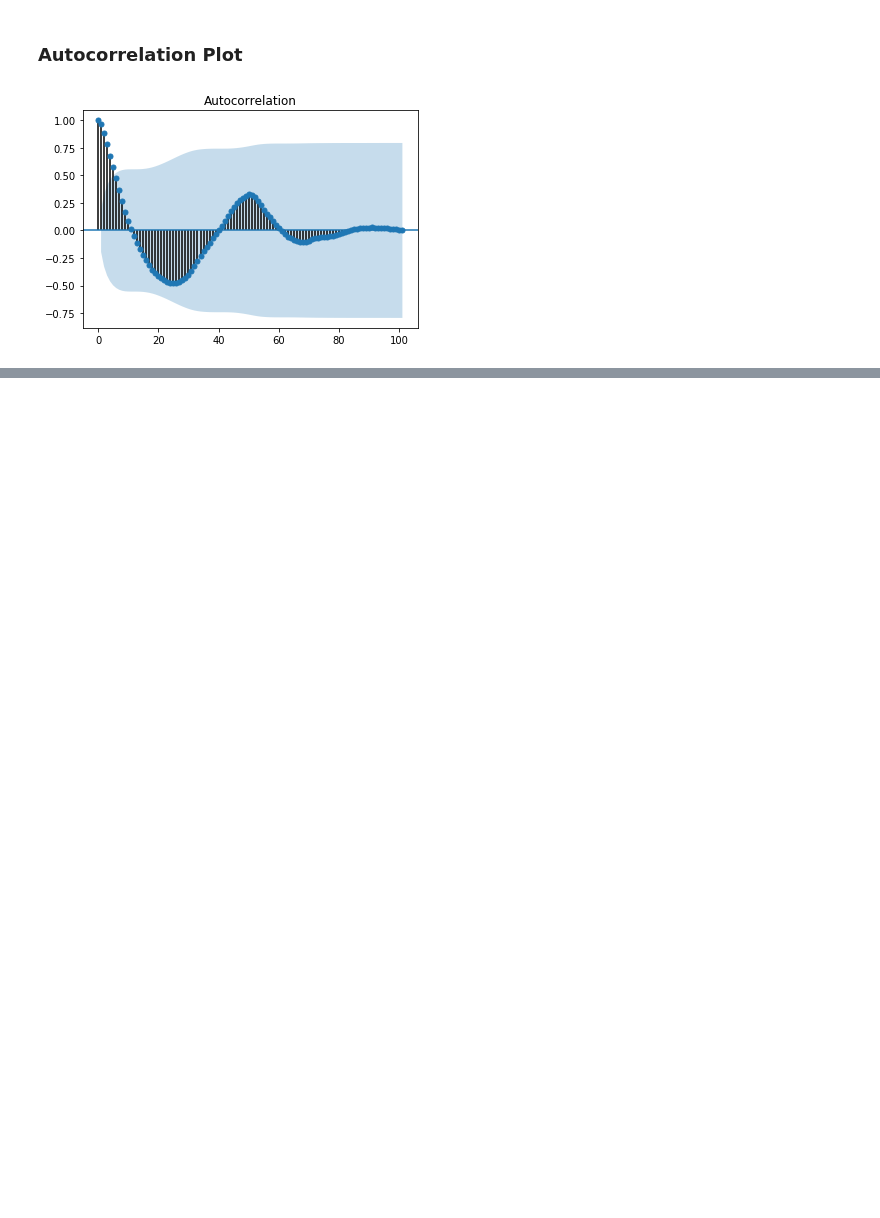
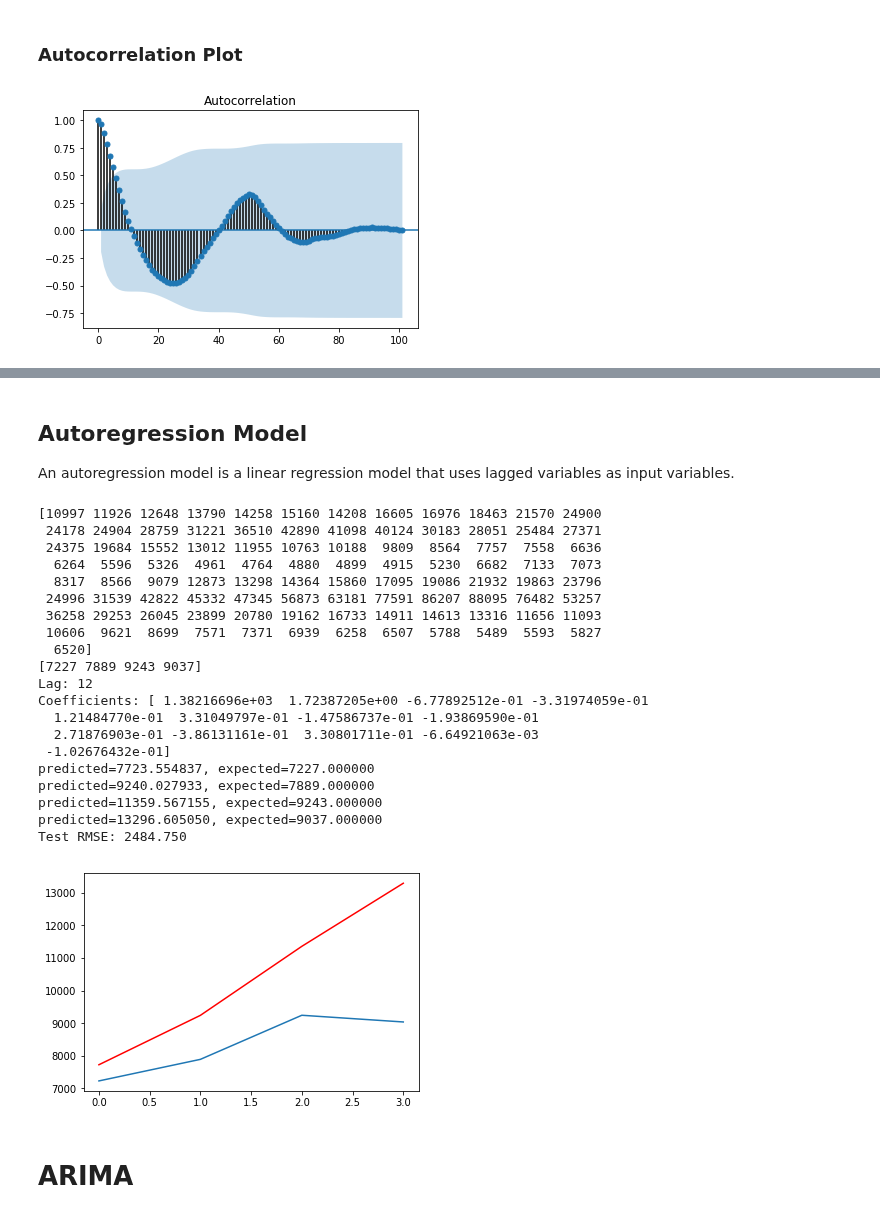
Before and after one commit to paulinaczheng/twitter_flu_tracking, a Jupyter notebook: Time Series Analysis.ipynb, the cells around one changed output, grey strips where cells are left out. Cells and saved outputs as stored; diff of their text form; code cells hidden in the pictures; blank space fills up the shorter version.

```diff
--- a/Autoregression.ipynb
+++ b/Time Series Analysis.ipynb
@@ -165,2 +176,47 @@ Test MSE: 703461.250
+# %% [markdown]
+## Autoregression Model
+An autoregression model is a linear regression model that uses lagged variables as input variables.
+# %%
+# split dataset
+cdc_series = pd.Series(cdc_df['ILITOTAL'])
+X = cdc_series.values
+train, test = X[1:len(X)-4], X[len(X)-4:]
+# train autoregression
+model = AR(train)
+model_fit = model.fit()
+print('Lag: %s' % model_fit.k_ar)
+print('Coefficients: %s' % model_fit.params)
+# make predictions
+predictions = model_fit.predict(start=len(train), end=len(train)+len(test)-1, dynamic=False)
+for i in range(len(predictions)):
+    print('predicted=%f, expected=%f' % (predictions[i], test[i]))
+error = np.sqrt(mean_squared_error(test, predictions))
+print('Test RMSE: %.3f' % error)
+# plot results
+plt.plot(test)
+plt.plot(predictions, color='red')
+plt.show()
+# %% [output]
+[10997 11926 12648 13790 14258 15160 14208 16605 16976 18463 21570 24900
+ 24178 24904 28759 31221 36510 42890 41098 40124 30183 28051 25484 27371
+ 24375 19684 15552 13012 11955 10763 10188  9809  8564  7757  7558  6636
+  6264  5596  5326  4961  4764  4880  4899  4915  5230  6682  7133  7073
+  8317  8566  9079 12873 13298 14364 15860 17095 19086 21932 19863 23796
+ 24996 31539 42822 45332 47345 56873 63181 77591 86207 88095 76482 53257
+ 36258 29253 26045 23899 20780 19162 16733 14911 14613 13316 11656 11093
+ 10606  9621  8699  7571  7371  6939  6258  6507  5788  5489  5593  5827
+  6520]
+[7227 7889 9243 9037]
+Lag: 12
+Coefficients: [ 1.38216696e+03  1.72387205e+00 -6.77892512e-01 -3.31974059e-01
+  1.21484770e-01  3.31049797e-01 -1.47586737e-01 -1.93869590e-01
+  2.71876903e-01 -3.86131161e-01  3.30801711e-01 -6.64921063e-03
+ -1.02676432e-01]
+predicted=7723.554837, expected=7227.000000
+predicted=9240.027933, expected=7889.000000
+predicted=11359.567155, expected=9243.000000
+predicted=13296.605050, expected=9037.000000
+Test RMSE: 2484.750
+[figure, added]
 # %% [markdown]
-##
+# ARIMA
```
Also changed, not shown: parts of 4 cells of this notebook, 1 other file.
